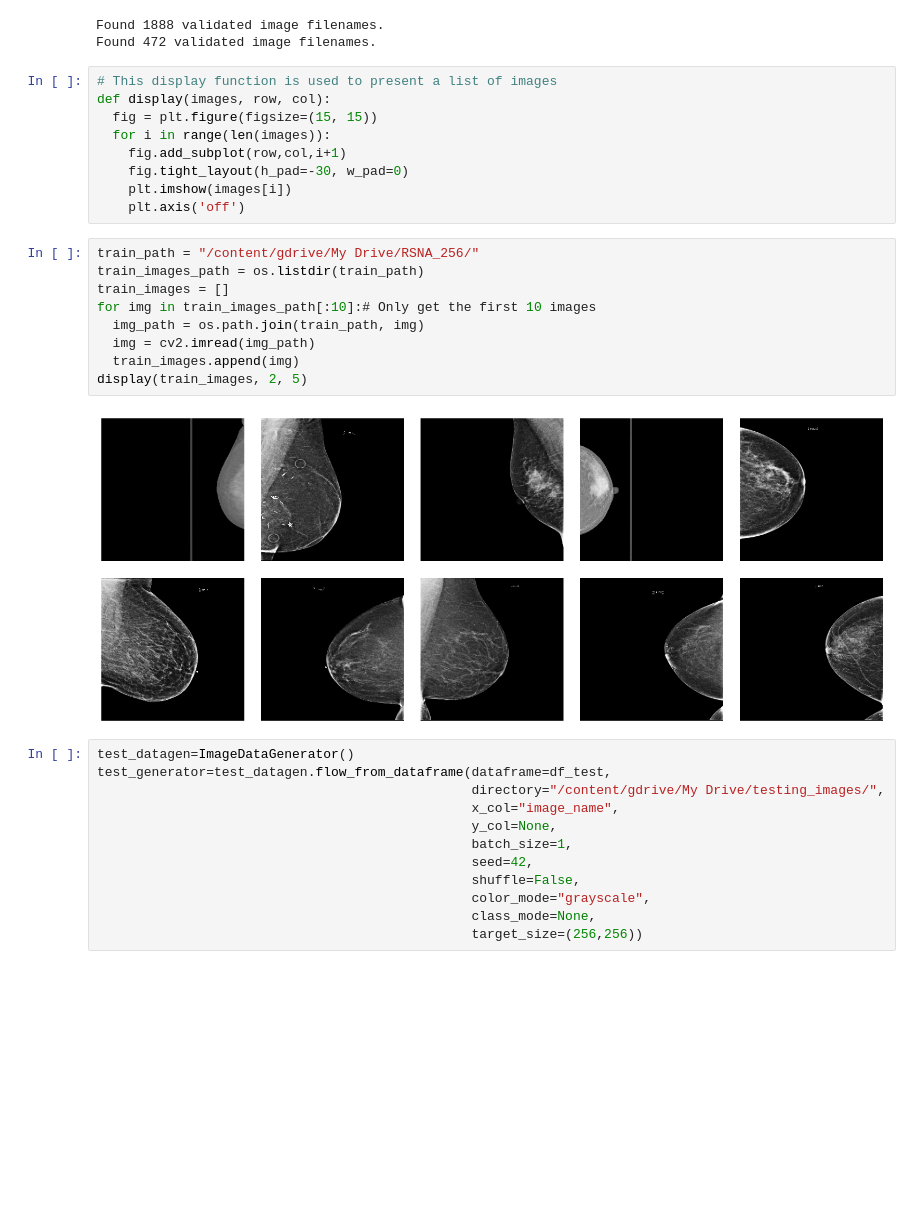
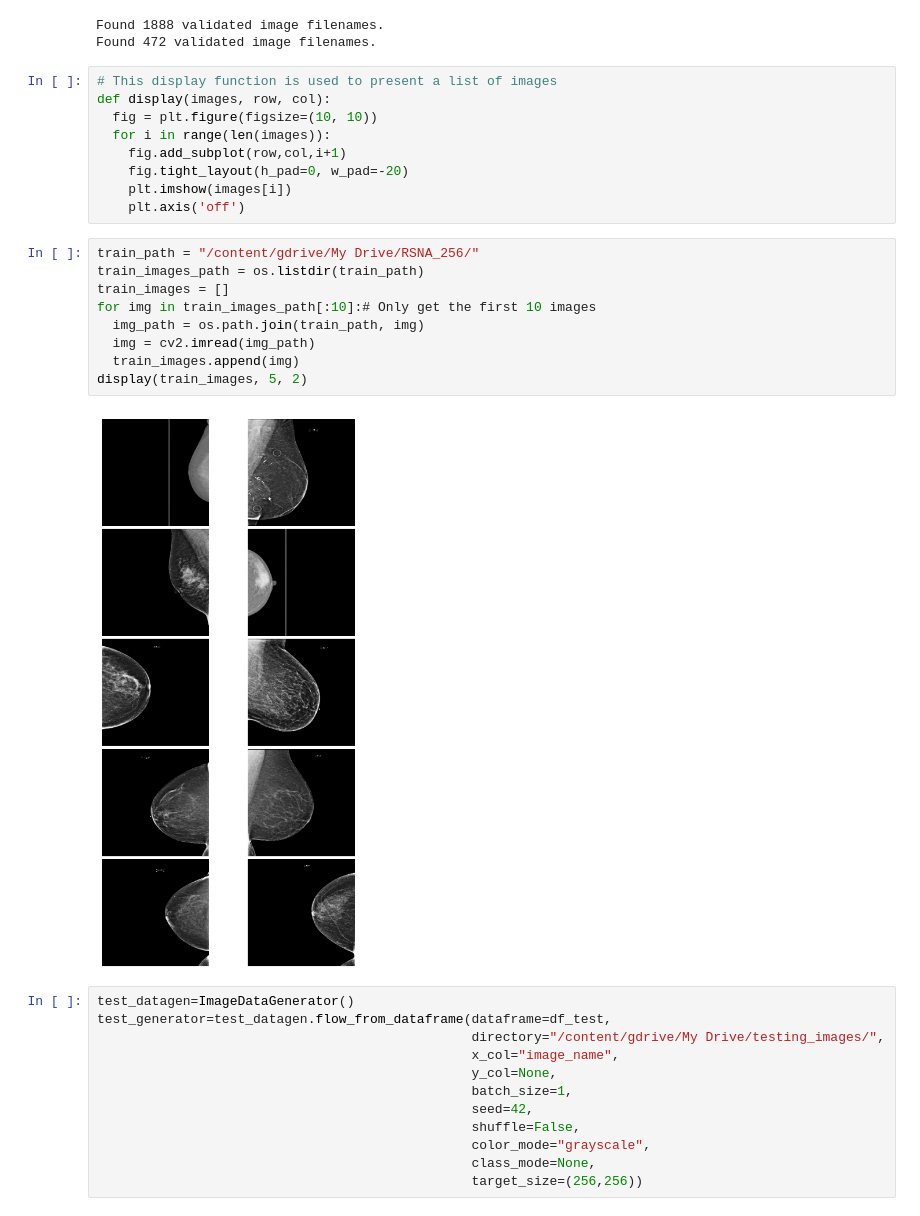
Before and after one commit to JiaLin-PGDDA/DMML2-CA, a Jupyter notebook: CodeArtefacts/DMML2_CA_Group11_Model_V3.ipynb, the cells around one changed output. Cells and saved outputs as stored; diff of their text form; blank space fills up the shorter version.

```diff
--- a/CodeArtefacts/DMML2_CA_Group11_Model_V3.ipynb
+++ b/CodeArtefacts/DMML2_CA_Group11_Model_V3.ipynb
@@ -162,23 +162,23 @@ Found 472 validated image filenames.
 # %%
 # This display function is used to present a list of images
 def display(images, row, col):
-  fig = plt.figure(figsize=(15, 15))
+  fig = plt.figure(figsize=(10, 10))
   for i in range(len(images)):
     fig.add_subplot(row,col,i+1)
-    fig.tight_layout(h_pad=-30, w_pad=0)
+    fig.tight_layout(h_pad=0, w_pad=-20)
     plt.imshow(images[i])
     plt.axis('off')
 # %%
 train_path = "/content/gdrive/My Drive/RSNA_256/"
 train_images_path = os.listdir(train_path)
 train_images = []
 for img in train_images_path[:10]:# Only get the first 10 images
   img_path = os.path.join(train_path, img)
   img = cv2.imread(img_path)
   train_images.append(img)
-display(train_images, 2, 5)
+display(train_images, 5, 2)
 # %% [output]
-[figure, old version]
+[figure, new version]
 # %%
 test_datagen=ImageDataGenerator()
 test_generator=test_datagen.flow_from_dataframe(dataframe=df_test,
```
Also changed, not shown: parts of 8 cells of this notebook, 1 other file.
